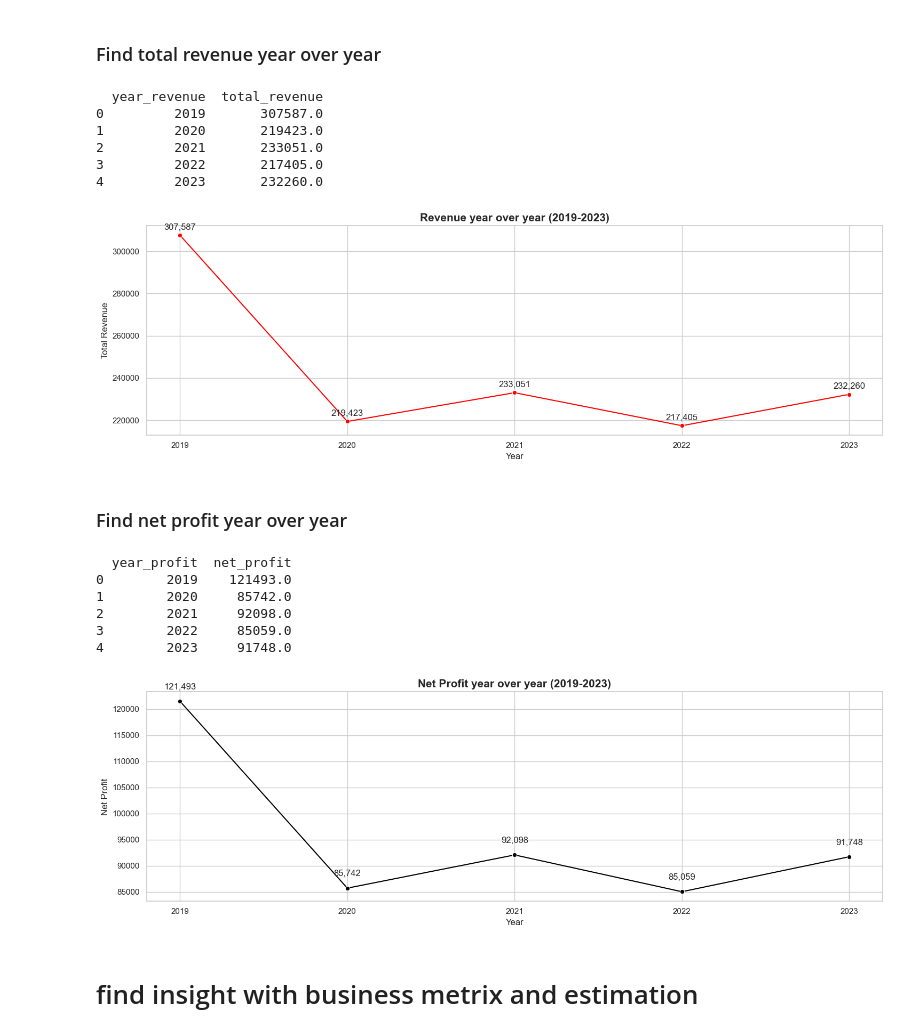
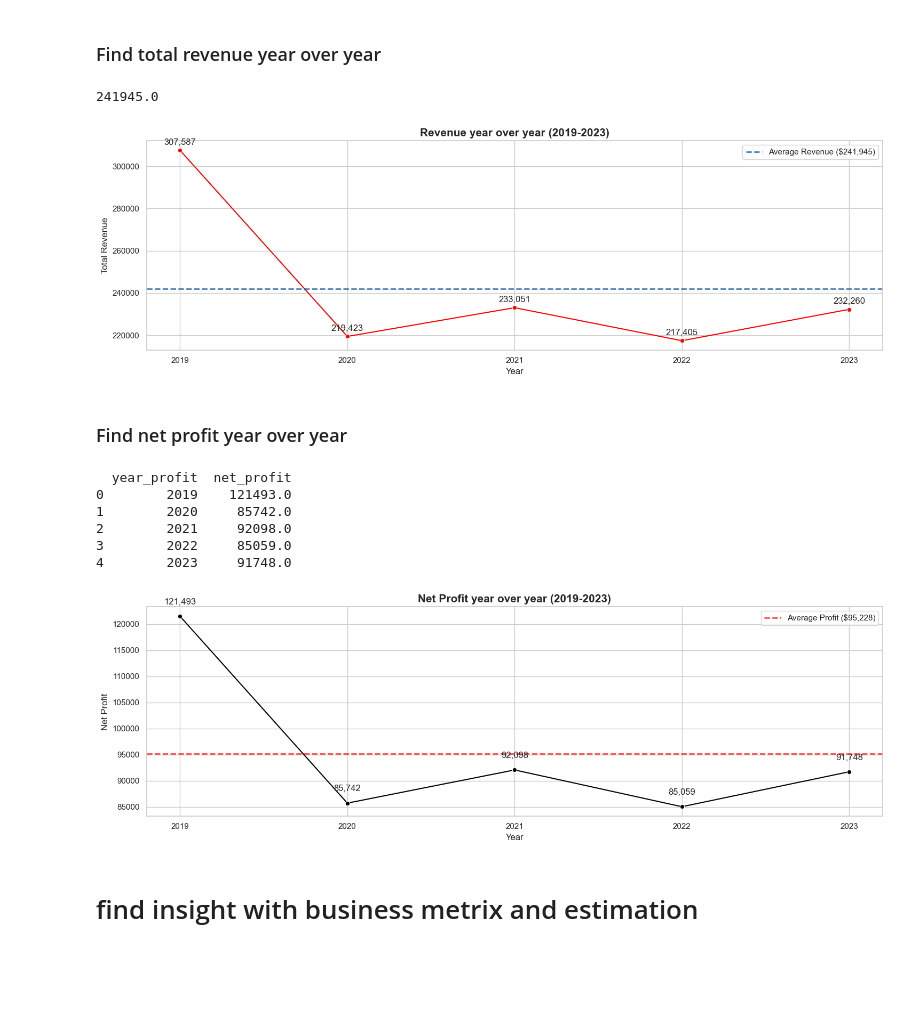
Before and after one commit to TachooDa/walmart-sales-performance-analysis, a Jupyter notebook: walmart_analysis.ipynb, the cells around one changed output. Drawn from its saved outputs; the diff is of its cells as text; code cells hidden in the pictures; blank space fills up the shorter version.

```diff
--- a/walmart_analysis.ipynb
+++ b/walmart_analysis.ipynb
@@ -1087,7 +1087,8 @@ revenue_by_year = (
     .reset_index()
     .round()
 )
-print(revenue_by_year)
+avg_revenue = revenue_by_year['total_revenue'].mean().round()
+print(avg_revenue)
 sns.set_theme(style='whitegrid')
 fig, ax= plt.subplots(figsize=(15,5))
 sns.lineplot(
@@ -1098,6 +1099,14 @@ sns.lineplot(
     color='red',
     linewidth=1.5
 )
+plt.axhline(
+     y=avg_revenue,
+    color='#004C91',  # Walmart blue
+    linestyle='--',
+    linewidth=2,
+    alpha=0.7,
+    label=f'Average Revenue (${avg_revenue:,.0f})'
+)
 plt.title('Revenue year over year (2019-2023)', fontsize=15, fontweight='bold')
 plt.xlabel('Year')
 plt.ylabel('Total Revenue')
@@ -1107,17 +1116,12 @@ for x, y in zip(revenue_by_year['year_revenue'], revenue_by_year['total_revenue'
 
 ax.set_xticks(revenue_by_year['year_revenue'])
 ax.xaxis.set_major_formatter('{:.0f}'.format)
-
+plt.legend(loc='upper right')
 plt.tight_layout()
 plt.show()
 # %% [output]
-  year_revenue  total_revenue
-0         2019       307587.0
-1         2020       219423.0
-2         2021       233051.0
-3         2022       217405.0
-4         2023       232260.0
+241945.0
-[figure, old version]
+[figure, new version]
 # %% [markdown]
 ### Find net profit year over year
 # %%
@@ -1137,37 +1141,46 @@ profit_by_year = (
     .reset_index()
     .round()
 )
+avg_profit = profit_by_year['net_profit'].mean().round()
 print(profit_by_year)
 sns.set_theme(style='whitegrid')
 fig, ax= plt.subplots(figsize=(15,5))
 sns.lineplot(
     data=profit_by_year,
     x='year_profit',
     y='net_profit',
     marker='o',
     color='black',
     linewidth=1.5
 )
+plt.axhline(
+    y=avg_profit,
+    color='red',
+    linestyle='--',
+     linewidth=2,
+    alpha=0.7,
+    label=f'Average Profit (${avg_profit:,.0f})'
+)
 plt.title('Net Profit year over year (2019-2023)', fontsize=15, fontweight='bold')
 plt.xlabel('Year')
 plt.ylabel('Net Profit')
 #added label value
 for x, y in zip(profit_by_year['year_profit'], profit_by_year['net_profit']):
     ax.text(x, y+2000, f'{y:,.0f}', ha='center', va='bottom')
 
 ax.set_xticks(profit_by_year['year_profit'])
 ax.xaxis.set_major_formatter('{:.0f}'.format)
-
+plt.legend(loc='upper right')
 plt.tight_layout()
 plt.show()
 # %% [output]
   year_profit  net_profit
 0        2019    121493.0
 1        2020     85742.0
 2        2021     92098.0
 3        2022     85059.0
 4        2023     91748.0
-[figure, old version]
+[figure, new version]
 # %% [markdown]
 # find insight with business metrix and estimation
 # %% [markdown]
```
